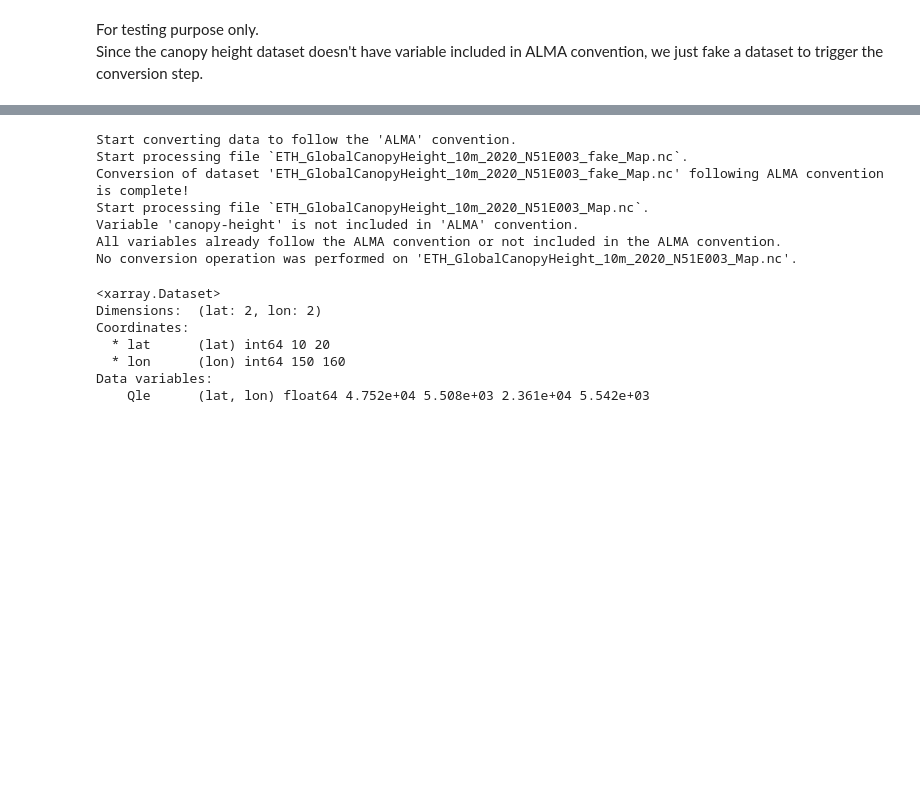
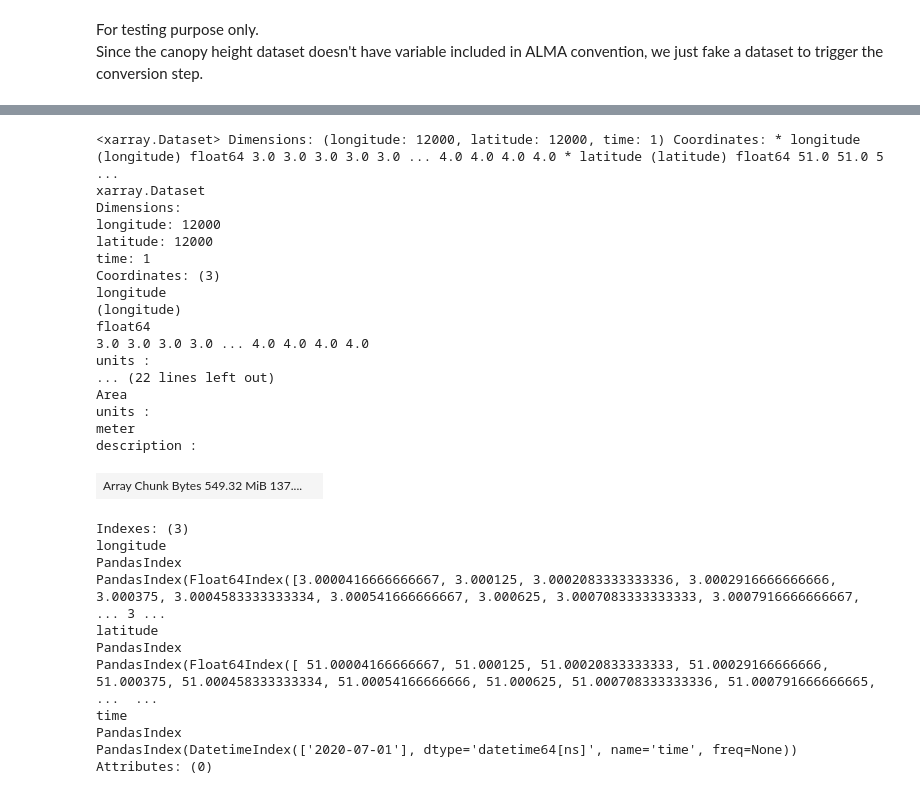
Before and after one commit to EcoExtreML/zampy, a Jupyter notebook: eth_dataset_demo.ipynb, the cells around one changed output, grey strips where cells are left out. Cells and saved outputs as stored; diff of their text form; code cells hidden in the pictures; blank space fills up the shorter version.

Commit message:
update demo for unit conversion

```diff
--- a/eth_dataset_demo.ipynb
+++ b/eth_dataset_demo.ipynb
@@ -9,7 +9,7 @@ from zampy.datasets import EthCanopyHeight
 from zampy.datasets.dataset_protocol import TimeBounds, SpatialBounds
 from pathlib import Path
 
-work_dir = Path("Path2work_dir")
+work_dir = Path("/home/yangliu/EcoExtreML/temp")
 download_dir = Path(work_dir, "download")
 ingest_dir = Path(work_dir, "ingest")
 times = TimeBounds(np.datetime64("2020-01-01"), np.datetime64("2020-12-31"))
@@ -89,0 +76,6 @@ No conversion operation was performed on 'ETH_GlobalCanopyHeight_10m_2020_N51E00
+# %%
+from zampy.datasets import converter
+
+fname = "ETH_GlobalCanopyHeight_10m_2020_N51E003_Map.nc"
+
+ds_convert = converter.convert(ds, fname, "ALMA")
@@ -124,33 +89,35 @@ ds_fake.to_netcdf(
-# %%
-# Let's run the convert code again
-canopy_height_dataset.convert(
-    ingest_dir=ingest_dir,
-    convert_dir=convert_dir,
-    convention="ALMA",
-)
-# %% [output]
-Start converting data to follow the 'ALMA' convention.
-Start processing file `ETH_GlobalCanopyHeight_10m_2020_N51E003_fake_Map.nc`.
-Conversion of dataset 'ETH_GlobalCanopyHeight_10m_2020_N51E003_fake_Map.nc' following ALMA convention is complete!
-Start processing file `ETH_GlobalCanopyHeight_10m_2020_N51E003_Map.nc`.
-Variable 'canopy-height' is not included in 'ALMA' convention.
-All variables already follow the ALMA convention or not included in the ALMA convention.
-No conversion operation was performed on 'ETH_GlobalCanopyHeight_10m_2020_N51E003_Map.nc'.
-# %%
-# load converted dataset
-ds_convert = xr.load_dataset(
-    Path(
-        convert_dir,
-        "eth-canopy-height",
-        "ETH_GlobalCanopyHeight_10m_2020_N51E003_fake_Map.nc",
-    )
-)
-ds_convert
-# %% [output]
-<xarray.Dataset>
-Dimensions:  (lat: 2, lon: 2)
-Coordinates:
-  * lat      (lat) int64 10 20
-  * lon      (lon) int64 150 160
-Data variables:
-    Qle      (lat, lon) float64 4.752e+04 5.508e+03 2.361e+04 5.542e+03
+# %%
+# concerning the memory limit, we take a subset for testing
+ds_test = ds_convert.sel(latitude=slice(51, 52), longitude=slice(3.0,4.0))
+# %%
+ds_test
+# %% [output]
+<xarray.Dataset> Dimensions: (longitude: 12000, latitude: 12000, time: 1) Coordinates: * longitude (longitude) float64 3.0 3.0 3.0 3.0 3.0 ... 4.0 4.0 4.0 4.0 * latitude (latitude) float64 51.0 51.0 5 ...
+xarray.Dataset
+Dimensions:
+longitude: 12000
+latitude: 12000
+time: 1
+Coordinates: (3)
+longitude
+(longitude)
+float64
+3.0 3.0 3.0 3.0 ... 4.0 4.0 4.0 4.0
+units :
+... (22 lines left out)
+Area
+units :
+meter
+description :
+| Array Chunk Bytes 549.32 MiB 137.... |  |
+Indexes: (3)
+longitude
+PandasIndex
+PandasIndex(Float64Index([3.0000416666666667, 3.000125, 3.0002083333333336, 3.0002916666666666, 3.000375, 3.0004583333333334, 3.000541666666667, 3.000625, 3.0007083333333333, 3.0007916666666667, ... 3 ...
+latitude
+PandasIndex
+PandasIndex(Float64Index([ 51.00004166666667, 51.000125, 51.00020833333333, 51.00029166666666, 51.000375, 51.000458333333334, 51.00054166666666, 51.000625, 51.000708333333336, 51.000791666666665, ...  ...
+time
+PandasIndex
+PandasIndex(DatetimeIndex(['2020-07-01'], dtype='datetime64[ns]', name='time', freq=None))
+Attributes: (0)
```
Also changed, not shown: parts of 11 cells of this notebook.
